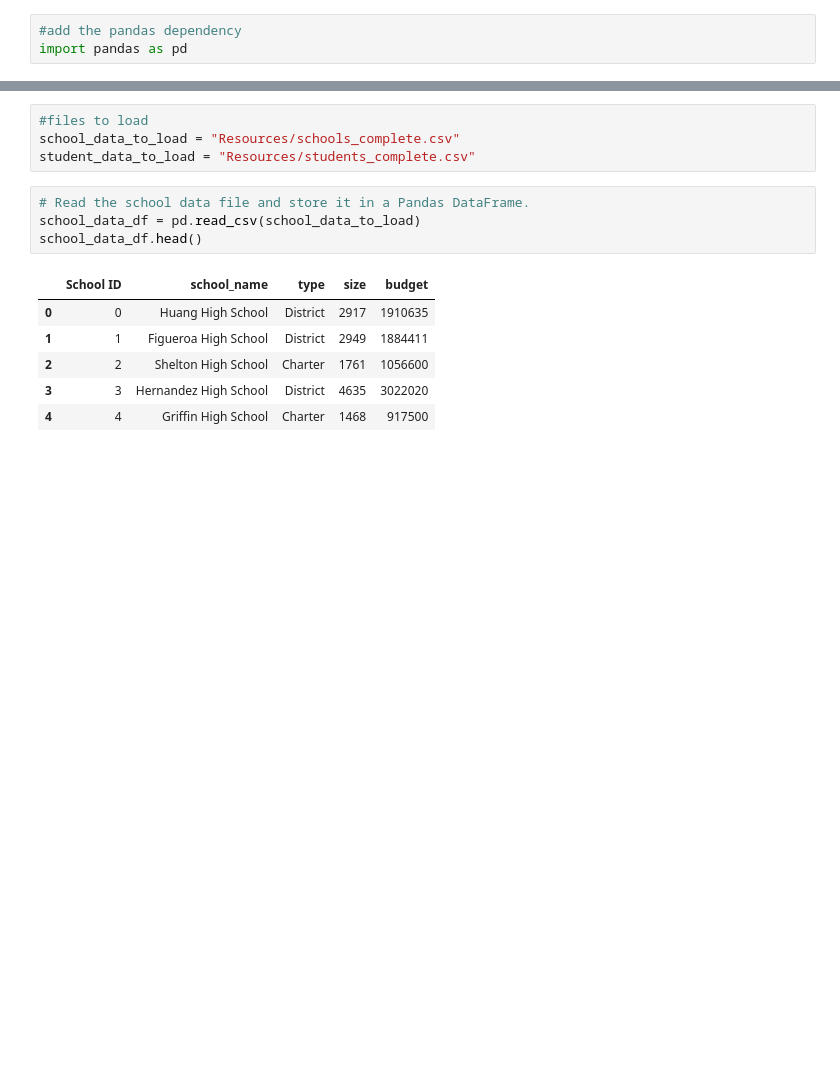
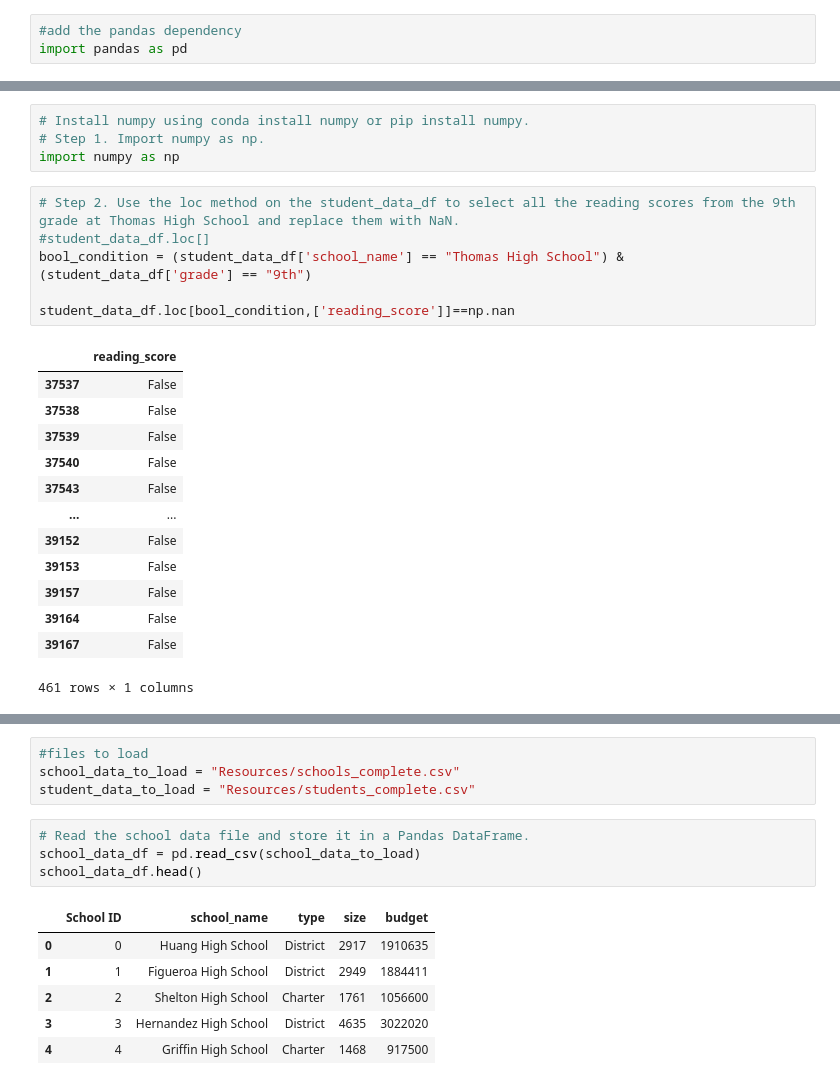
Before and after one commit to StephDeming/School_District_Analysis, a Jupyter notebook: PyCitySchools_Challenge_testing.ipynb, the cells around one changed output, grey strips where cells are left out. Drawn from its saved outputs; the diff is of its cells as text; blank space fills up the shorter version.

```diff
--- a/PyCitySchools.ipynb
+++ b/PyCitySchools_Challenge_testing.ipynb
@@ -3,0 +41,24 @@ import pandas as pd
+# %%
+# Install numpy using conda install numpy or pip install numpy.
+# Step 1. Import numpy as np.
+import numpy as np
+# %%
+# Step 2. Use the loc method on the student_data_df to select all the reading scores from the 9th grade at Thomas High School and replace them with NaN.
+#student_data_df.loc[]
+bool_condition = (student_data_df['school_name'] == "Thomas High School") & (student_data_df['grade'] == "9th")
+
+student_data_df.loc[bool_condition,['reading_score']]==np.nan
+# %% [output]
+|  | reading_score |
+| 37537 | False |
+| 37538 | False |
+| 37539 | False |
+| 37540 | False |
+| 37543 | False |
+| ... | ... |
+| 39152 | False |
+| 39153 | False |
+| 39157 | False |
+| 39164 | False |
+| 39167 | False |
+461 rows × 1 columns
```
Also changed, not shown: parts of 4 cells of this notebook, 2 other files.
